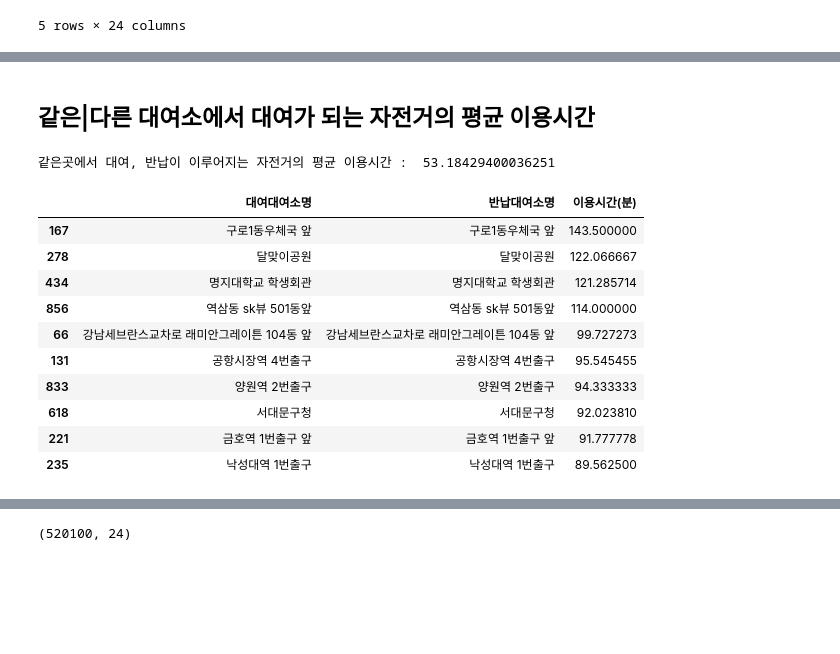
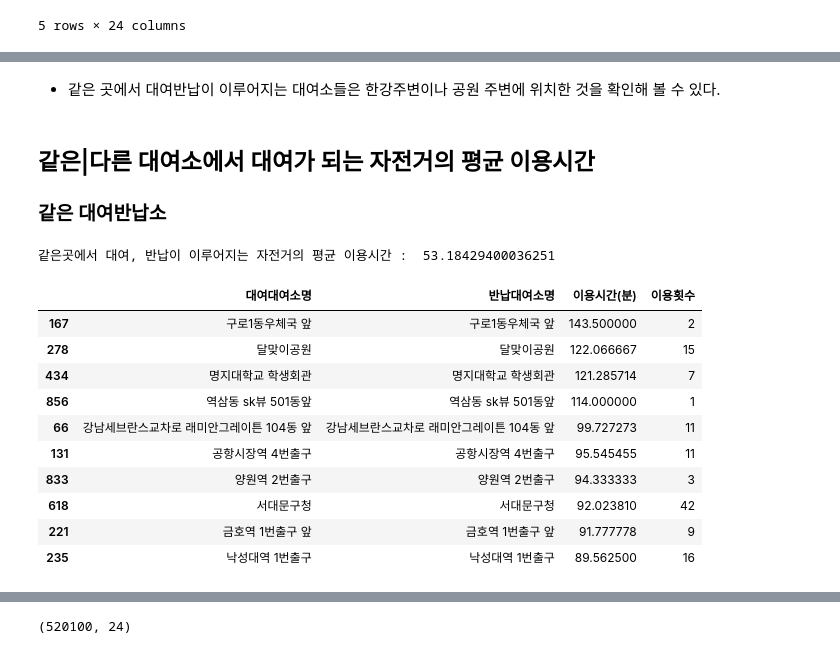
Before and after one commit to corazzon/OpenDataWrangling, a Jupyter notebook: seoul-bike-01.ipynb, the cells around one changed output, grey strips where cells are left out. Drawn from its saved outputs; the diff is of its cells as text; code cells hidden in the pictures; blank space fills up the shorter version.

Commit message:
대여반납소별 이용횟수 추가

```diff
--- a/seoul-bike-01.ipynb
+++ b/seoul-bike-01.ipynb
@@ -527,22 +527,29 @@ df_same_loc['대여대여소명'].value_counts().head(30)
  독산보도육교 앞 자전거 보관소            210
  안암로터리 버스정류장 앞               204
 Name: 대여대여소명, dtype: int64
+# %% [markdown]
+* 같은 곳에서 대여반납이 이루어지는 대여소들은 한강주변이나 공원 주변에 위치한 것을 확인해 볼 수 있다.
 # %% [markdown]
 ## 같은|다른 대여소에서 대여가 되는 자전거의 평균 이용시간
+### 같은 대여반납소
 # %%
 same_loc_mean_time = df_same_loc['이용시간(분)'].mean()
 print('같은곳에서 대여, 반납이 이루어지는 자전거의 평균 이용시간 : ', same_loc_mean_time)
-df_same_loc.groupby(['대여대여소명', '반납대여소명'])['이용시간(분)'].mean().reset_index().sort_values(by='이용시간(분)', ascending=False).head(10)
+df_same_mean = df_same_loc.groupby(['대여대여소명', '반납대여소명'])['이용시간(분)'].mean().reset_index()
+df_same_count = df_same_loc.groupby(['대여대여소명', '반납대여소명']).size().reset_index()
+df_same_count.columns = ['대여대여소명', '반납대여소명', '이용횟수']
+df_same_loc2 = df_same_mean.merge(df_same_count, left_on=['대여대여소명', '반납대여소명'], right_on=['대여대여소명', '반납대여소명'])
+df_same_loc2.sort_values(by='이용시간(분)', ascending=False).head(10)
 # %% [output]
 같은곳에서 대여, 반납이 이루어지는 자전거의 평균 이용시간 :  53.18429400036251
-|  | 대여대여소명 | 반납대여소명 | 이용시간(분) |
-| 167 | 구로1동우체국 앞 | 구로1동우체국 앞 | 143.500000 |
-| 278 | 달맞이공원 | 달맞이공원 | 122.066667 |
-| 434 | 명지대학교 학생회관 | 명지대학교 학생회관 | 121.285714 |
-| 856 | 역삼동 sk뷰 501동앞 | 역삼동 sk뷰 501동앞 | 114.000000 |
-| 66 | 강남세브란스교차로 래미안그레이튼 104동 앞 | 강남세브란스교차로 래미안그레이튼 104동 앞 | 99.727273 |
-| 131 | 공항시장역 4번출구 | 공항시장역 4번출구 | 95.545455 |
-| 833 | 양원역 2번출구 | 양원역 2번출구 | 94.333333 |
-| 618 | 서대문구청 | 서대문구청 | 92.023810 |
-| 221 | 금호역 1번출구 앞 | 금호역 1번출구 앞 | 91.777778 |
-| 235 | 낙성대역 1번출구 | 낙성대역 1번출구 | 89.562500 |
+|  | 대여대여소명 | 반납대여소명 | 이용시간(분) | 이용횟수 |
+| 167 | 구로1동우체국 앞 | 구로1동우체국 앞 | 143.500000 | 2 |
+| 278 | 달맞이공원 | 달맞이공원 | 122.066667 | 15 |
+| 434 | 명지대학교 학생회관 | 명지대학교 학생회관 | 121.285714 | 7 |
+| 856 | 역삼동 sk뷰 501동앞 | 역삼동 sk뷰 501동앞 | 114.000000 | 1 |
+| 66 | 강남세브란스교차로 래미안그레이튼 104동 앞 | 강남세브란스교차로 래미안그레이튼 104동 앞 | 99.727273 | 11 |
+| 131 | 공항시장역 4번출구 | 공항시장역 4번출구 | 95.545455 | 11 |
+| 833 | 양원역 2번출구 | 양원역 2번출구 | 94.333333 | 3 |
+| 618 | 서대문구청 | 서대문구청 | 92.023810 | 42 |
+| 221 | 금호역 1번출구 앞 | 금호역 1번출구 앞 | 91.777778 | 9 |
+| 235 | 낙성대역 1번출구 | 낙성대역 1번출구 | 89.562500 | 16 |
```
Also changed, not shown: parts of 10 cells of this notebook.
